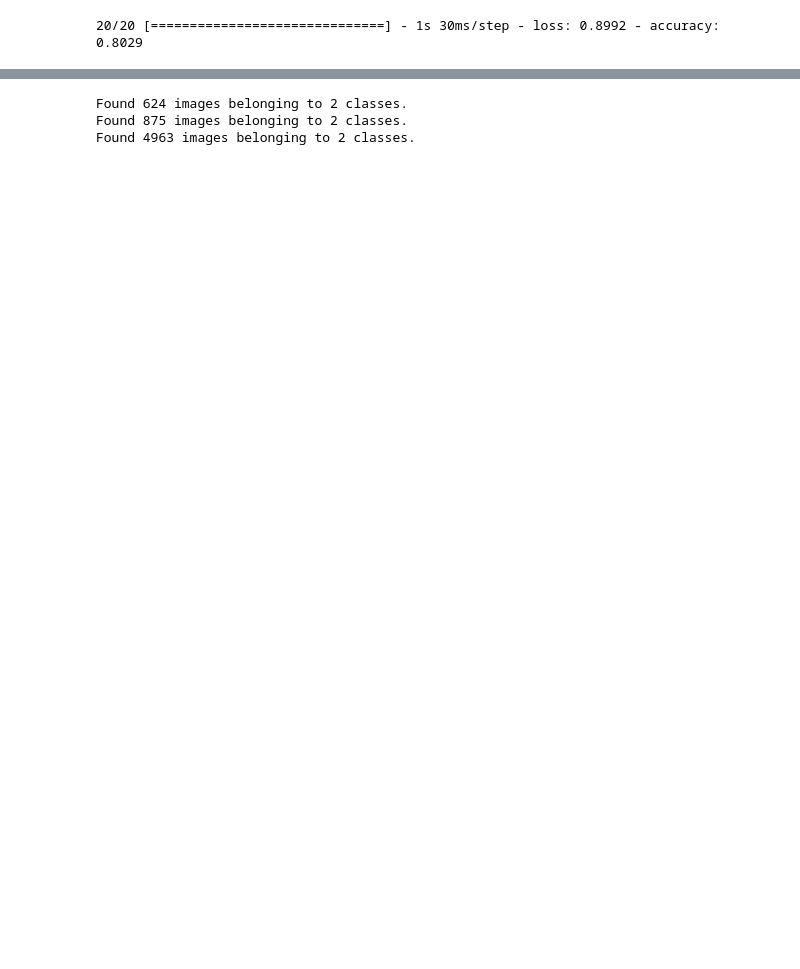
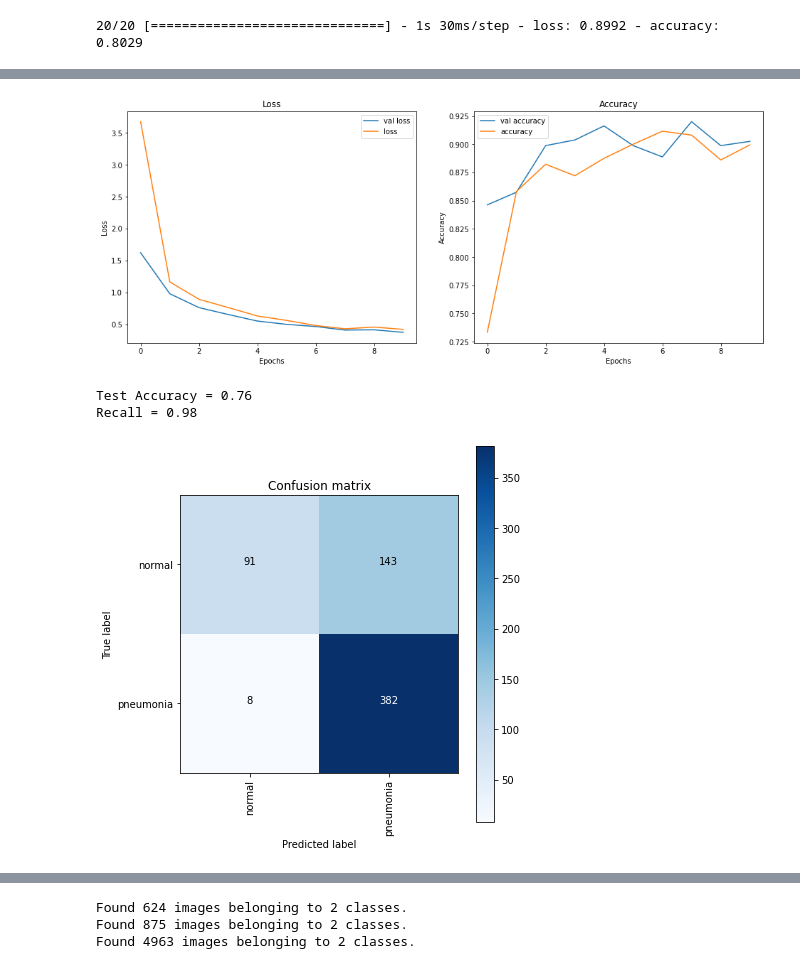
Before and after one commit to 314ka4y/Image_classification, a Jupyter notebook: Project_classification.ipynb, the cells around one changed output, grey strips where cells are left out. Drawn from its saved outputs; the diff is of its cells as text; code cells hidden in the pictures; blank space fills up the shorter version.

```diff
--- a/Project_classification.ipynb
+++ b/Project_classification.ipynb
@@ -416,2 +390,14 @@ def plot_results(results, model, test_images, threshold = 0.5, test_y = test_y):
+# %%
+# Combined plotting.
+def plot_results(results, model, test_images, threshold = 0.5, test_y =None):
+    visualize_training_results(results)
+    predictions = model.predict(test_images)
+    predictions = [1 if x > threshold else 0 for x in predictions]
+    accuracy = accuracy_score(test_y, predictions)
+    recall = recall_score(test_y, predictions)
+    print('Test Accuracy = %.2f' % accuracy)
+    print('Recall = %.2f' % recall)
+    confusion_mtx = confusion_matrix(test_y, predictions)
+    cm = plot_confusion_matrix(confusion_mtx, classes = ["normal", "pneumonia"], normalize=False)
 # %% [markdown]
 ### Use a densely connected network as a baseline
@@ -1553,0 +1240,5 @@ train_datagen2 = ImageDataGenerator(rescale=1./255,
+# %%
+base_model_cnn = VGG16(
+        weights='imagenet',
+        include_top=False,
+        input_shape=(100,100,3))
@@ -1553,0 +1314,20 @@ train_datagen2 = ImageDataGenerator(rescale=1./255,
+# %%
+model_new2 = models.Sequential()
+model_new2.add(base_model_cnn)
+model_new2.add(layers.Flatten())
+model_new2.add(layers.Dense(300, activation="relu", kernel_regularizer = l2(l2 = 0.01)))
+model_new2.add(layers.Dropout(0.7))
+model_new2.add(layers.Dense(50, activation="relu", kernel_regularizer = l2(l2 = 0.01)))
+model_new2.add(layers.Dropout(0.6))
+model_new2.add(layers.Dense(1,activation="sigmoid"))
+model_new2.compile(
+    loss='binary_crossentropy',
+    optimizer="adam",
+    metrics=['accuracy']
+)
+# %%
+history__new2 = model_new2.fit_generator(train_generator_arg_100,
+                                steps_per_epoch=25,
+                                epochs=10,
+                                validation_data=val_generator_arg_100,
+                                validation_steps=25)
@@ -1553,0 +1360,7 @@ train_datagen2 = ImageDataGenerator(rescale=1./255,
+# %%
+plot_results(history__new2, model_new2, test_images_100_arg, 0.3, test_y_arg_100_64)
+# %% [output]
+[figure, added]
+Test Accuracy = 0.76
+Recall = 0.98
+[figure, added]
```
Also changed, not shown: parts of 181 cells of this notebook.
